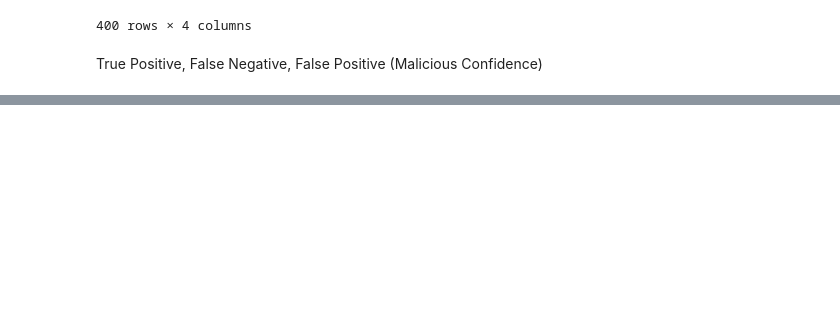
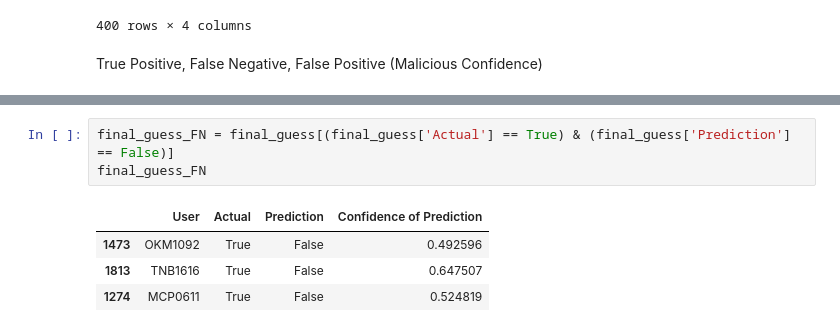
Before and after one commit to mel0778/dsa4263, a Jupyter notebook: notebooks/model_SVM.ipynb, the cells around one changed output, grey strips where cells are left out. Saved outputs shown, nothing was run; the diff lists cells and outputs as text; blank space fills up the shorter version.

```diff
--- a/notebooks/model_SVM.ipynb
+++ b/notebooks/model_SVM.ipynb
@@ -440,0 +431,8 @@ final_guess.iloc[np.where((y_test == 0) & (test_pred == 1))]
+# %%
+final_guess_FN = final_guess[(final_guess['Actual'] == True) & (final_guess['Prediction'] == False)]
+final_guess_FN
+# %% [output]
+|  | User | Actual | Prediction | Confidence of Prediction |
+| 1473 | OKM1092 | True | False | 0.492596 |
+| 1813 | TNB1616 | True | False | 0.647507 |
+| 1274 | MCP0611 | True | False | 0.524819 |
```
Also changed, not shown: parts of 3 cells of this notebook.
